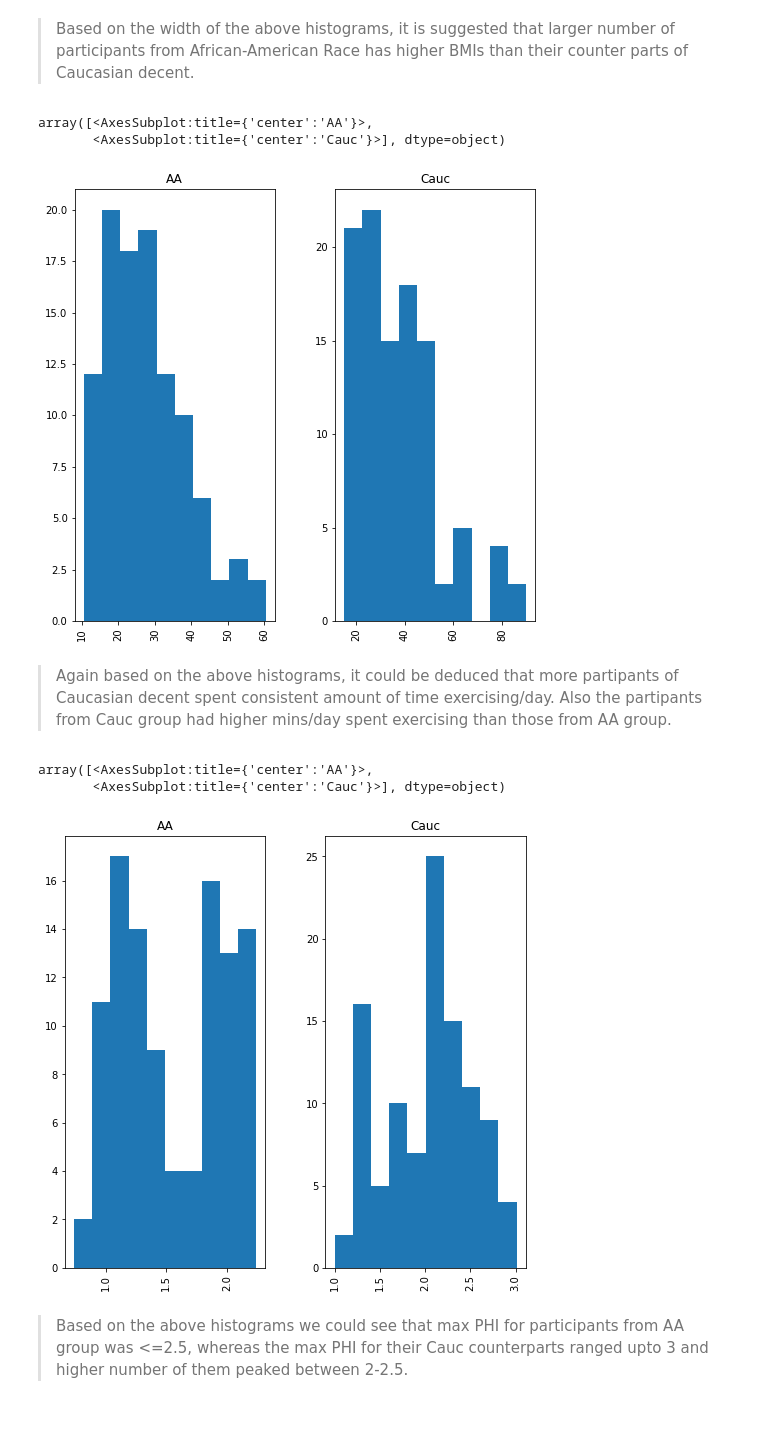
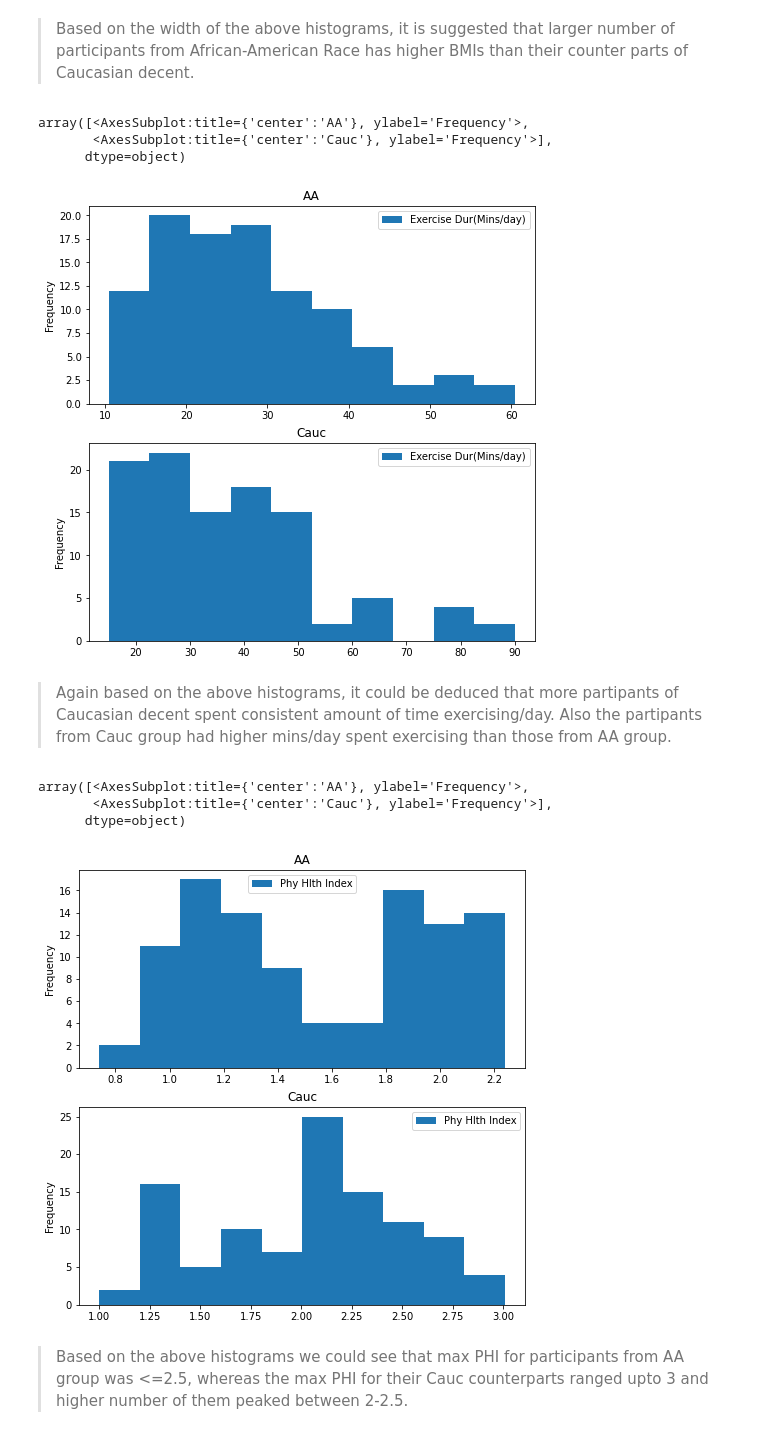
Before and after one commit to ashwinibhatt85/sleepapneastudy, a Jupyter notebook: sleepapneaanalysis2022.ipynb, the cells around one changed output. Saved outputs shown, nothing was run; the diff lists cells and outputs as text; code cells hidden in the pictures.

```diff
--- a/sleepapneaanalysis2022.ipynb
+++ b/sleepapneaanalysis2022.ipynb
@@ -243,7 +243,7 @@ Fresh      86
 Name: Type of Meals, dtype: int64
 # %%
 # Replace all 'A' in the 'Lifestyle' column to the value 'Active' and all 'S' to the value 'Sedentary'
-df["Lifestyle"] = df["Lifestyle"].replace('Activective', 'Active', regex=True)
-df["Lifestyle"] = df["Lifestyle"].replace('Sedentaryedentary', 'Sedentary', regex=True)
+df["Lifestyle"] = df["Lifestyle"].replace('A', 'Active', regex=True)
+df["Lifestyle"] = df["Lifestyle"].replace('S', 'Sedentary', regex=True)
 df["Lifestyle"].value_counts()
 # %% [output]
@@ -528,21 +530,23 @@ array([<AxesSubplot:title={'center':'AA'}>,
 # %%
 #"Race","Education","BMI","Obesity","Type of Meals","Exercise Dur(Mins/day)","Lifestyle",
 # "Phy Hlth Index","Avg CPAP Use(hrs/night)"
-df.hist(column=["Exercise Dur(Mins/day)"],by="Race", figsize=(8,8))
+df.plot.hist(column=["Exercise Dur(Mins/day)"],by="Race", figsize=(8,8))
 # %% [output]
-array([<AxesSubplot:title={'center':'AA'}>,
-       <AxesSubplot:title={'center':'Cauc'}>], dtype=object)
+array([<AxesSubplot:title={'center':'AA'}, ylabel='Frequency'>,
+       <AxesSubplot:title={'center':'Cauc'}, ylabel='Frequency'>],
+      dtype=object)
-[figure, old version]
+[figure, new version]
 # %% [markdown]
 > Again based on the above histograms, it could be deduced that more partipants of Caucasian decent spent consistent amount of time exercising/day. Also the partipants from Cauc group had higher mins/day spent exercising than those from AA group.
 # %%
 #"Race","Education","BMI","Obesity","Type of Meals","Exercise Dur(Mins/day)","Lifestyle",
 # "Phy Hlth Index","Avg CPAP Use(hrs/night)"
-df.hist(column=["Phy Hlth Index"],by="Race", figsize=(8,8))
+df.plot.hist(column=["Phy Hlth Index"],by="Race", figsize=(8,8))
 # %% [output]
-array([<AxesSubplot:title={'center':'AA'}>,
-       <AxesSubplot:title={'center':'Cauc'}>], dtype=object)
+array([<AxesSubplot:title={'center':'AA'}, ylabel='Frequency'>,
+       <AxesSubplot:title={'center':'Cauc'}, ylabel='Frequency'>],
+      dtype=object)
-[figure, old version]
+[figure, new version]
 # %% [markdown]
 > Based on the above histograms we could see that max PHI for participants from AA group was <=2.5, whereas the max PHI for their Cauc counterparts ranged upto 3 and higher number of them peaked between 2-2.5.
 # %%
```
Also changed, not shown: parts of 11 cells of this notebook.
